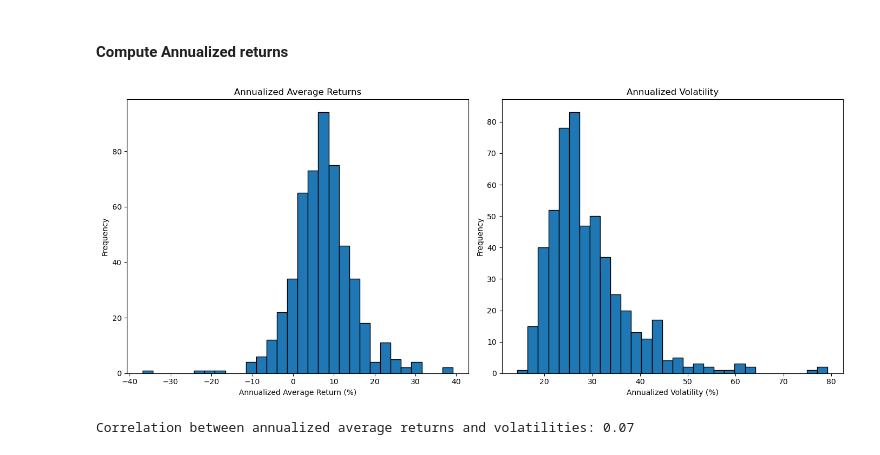
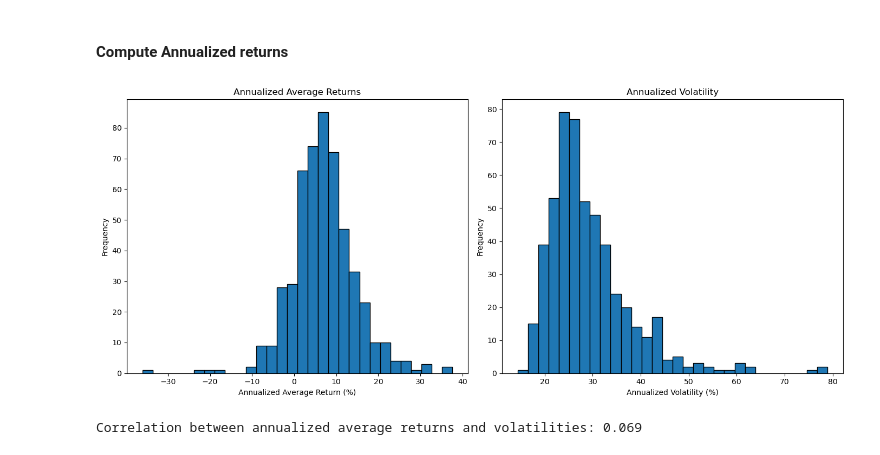
Before and after one commit to gr-oll/susFin, a Jupyter notebook: 01_Excercise_ChatGPT.ipynb, the cells around one changed output. Saved outputs shown, nothing was run; the diff lists cells and outputs as text; code cells hidden in the pictures.

```diff
--- a/01_Excercise_ChatGPT.ipynb
+++ b/01_Excercise_ChatGPT.ipynb
@@ -78,7 +78,7 @@ import numpy as np
 import matplotlib.pyplot as plt
 
 # Filter data from 2014 to 2024
-dfe1 = M_ret_w[(M_ret_w['DATE'] >= '2014-01-01') & (M_ret_w['DATE'] <= '2024-12-31')]
+dfe1 = M_ret_w[(M_ret_w['DATE'] >= '2013-12-31') & (M_ret_w['DATE'] <= '2024-12-31')]
 
 # Compute monthly returns in percentage
 dfe1['RET_PCT'] = dfe1.groupby('ISIN')['RETURN'].pct_change() * 100
@@ -89,33 +89,33 @@ dfe1 = dfe1.dropna(subset=['RET_PCT'])
 # Compute annualized average return and annualized volatility
 annualized_returns = dfe1.groupby('ISIN')['RET_PCT'].mean() * 12
 annualized_volatility = dfe1.groupby('ISIN')['RET_PCT'].std() * np.sqrt(12)
 
 # Plot histograms
 plt.figure(figsize=(14, 6))
 
 plt.subplot(1, 2, 1)
 plt.hist(annualized_returns, bins=30, edgecolor='k')
 plt.title('Annualized Average Returns')
 plt.xlabel('Annualized Average Return (%)')
 plt.ylabel('Frequency')
 
 plt.subplot(1, 2, 2)
 plt.hist(annualized_volatility, bins=30, edgecolor='k')
 plt.title('Annualized Volatility')
 plt.xlabel('Annualized Volatility (%)')
 plt.ylabel('Frequency')
 
 plt.tight_layout()
 plt.show()
 
 # Compute correlation between individual average returns and volatilities
 correlation = annualized_returns.corr(annualized_volatility)
-print(f'Correlation between annualized average returns and volatilities: {correlation:.2f}')
+print(f'Correlation between annualized average returns and volatilities: {correlation:.3f}')
 
 # Comment on the results
 # - Analyze the shape and spread of the histograms.
 # - Discuss any notable features or outliers.
 # - Interpret the correlation coefficient and its implications.
 # %% [output]
-[figure, old version]
+[figure, new version]
-Correlation between annualized average returns and volatilities: 0.07
+Correlation between annualized average returns and volatilities: 0.069
```
Also changed, not shown: parts of 1 cell of this notebook.
